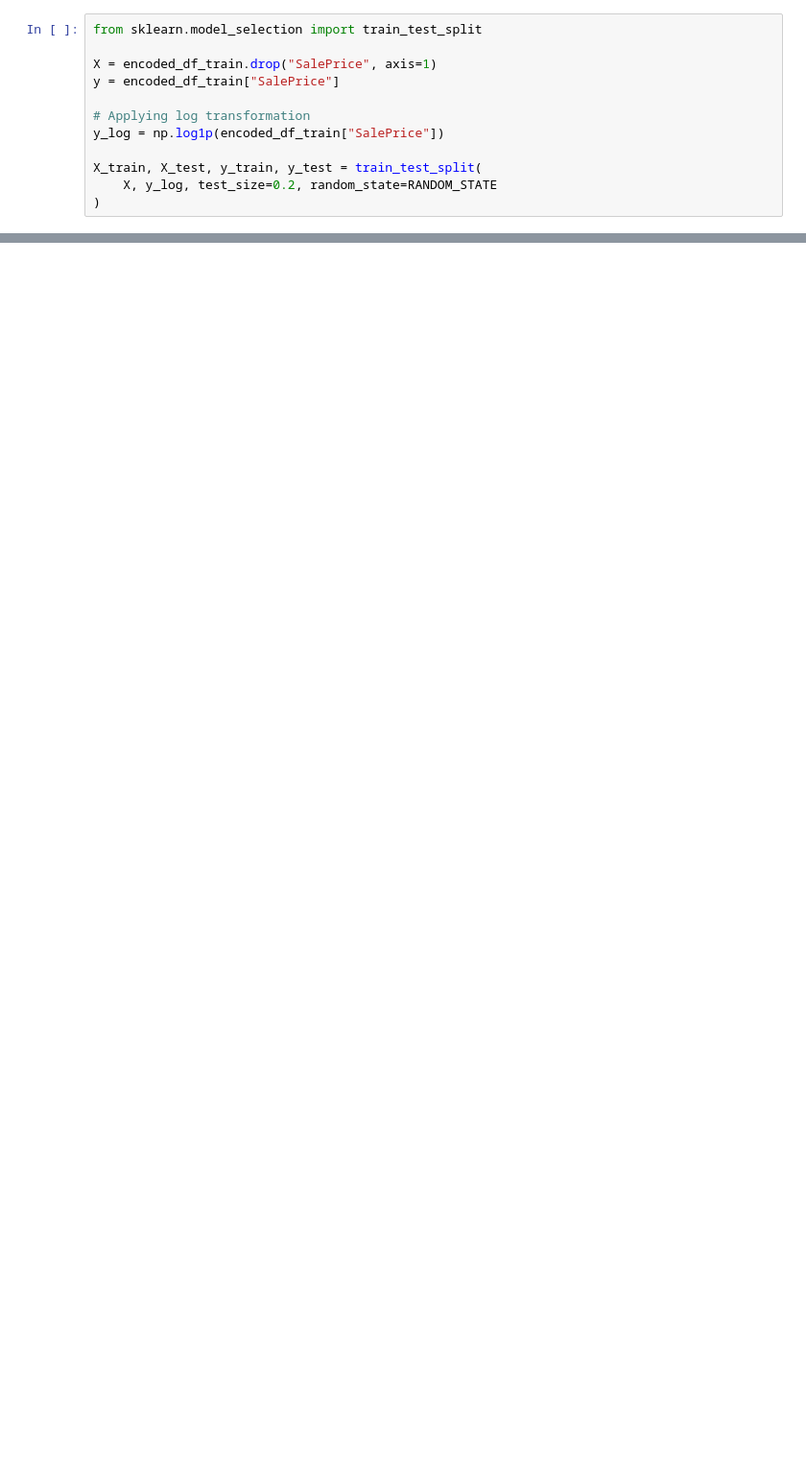
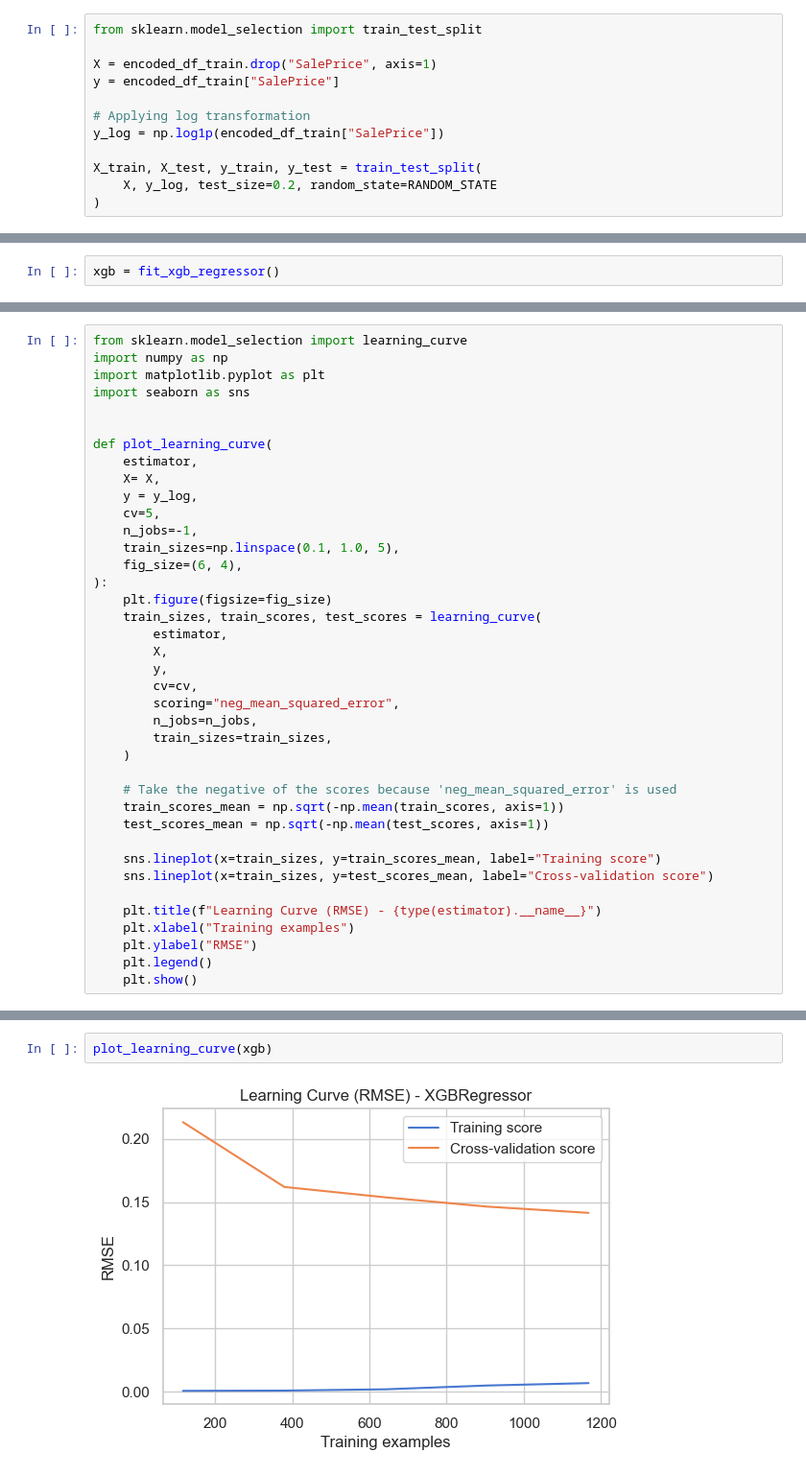
Before and after one commit to sjuanati/DataSciLabs, a Jupyter notebook: projects/kaggle/02_house_prices/house_prices.ipynb, the cells around one changed output, grey strips where cells are left out. Shown at 96% size. Drawn from its saved outputs; the diff is of its cells as text; blank space fills up the shorter version.

Commit message:
rmse validation function for regression models

```diff
--- a/projects/kaggle/02_house_prices/house_prices.ipynb
+++ b/projects/kaggle/02_house_prices/house_prices.ipynb
@@ -363,0 +367,2 @@ xgboost: 0.1221 (0.0219)
+# %%
+xgb = fit_xgb_regressor()
@@ -363,0 +407,39 @@ xgboost: 0.1221 (0.0219)
+# %%
+from sklearn.model_selection import learning_curve
+import numpy as np
+import matplotlib.pyplot as plt
+import seaborn as sns
+
+
+def plot_learning_curve(
+    estimator,
+    X= X,
+    y = y_log,
+    cv=5,
+    n_jobs=-1,
+    train_sizes=np.linspace(0.1, 1.0, 5),
+    fig_size=(6, 4),
+):
+    plt.figure(figsize=fig_size)
+    train_sizes, train_scores, test_scores = learning_curve(
+        estimator,
+        X,
+        y,
+        cv=cv,
+        scoring="neg_mean_squared_error",
+        n_jobs=n_jobs,
+        train_sizes=train_sizes,
+    )
+
+    # Take the negative of the scores because 'neg_mean_squared_error' is used
+    train_scores_mean = np.sqrt(-np.mean(train_scores, axis=1))
+    test_scores_mean = np.sqrt(-np.mean(test_scores, axis=1))
+
+    sns.lineplot(x=train_sizes, y=train_scores_mean, label="Training score")
+    sns.lineplot(x=train_sizes, y=test_scores_mean, label="Cross-validation score")
+
+    plt.title(f"Learning Curve (RMSE) - {type(estimator).__name__}")
+    plt.xlabel("Training examples")
+    plt.ylabel("RMSE")
+    plt.legend()
+    plt.show()
@@ -363,0 +477,4 @@ xgboost: 0.1221 (0.0219)
+# %%
+plot_learning_curve(xgb)
+# %% [output]
+[figure, added]
```
Also changed, not shown: parts of 43 cells of this notebook.
